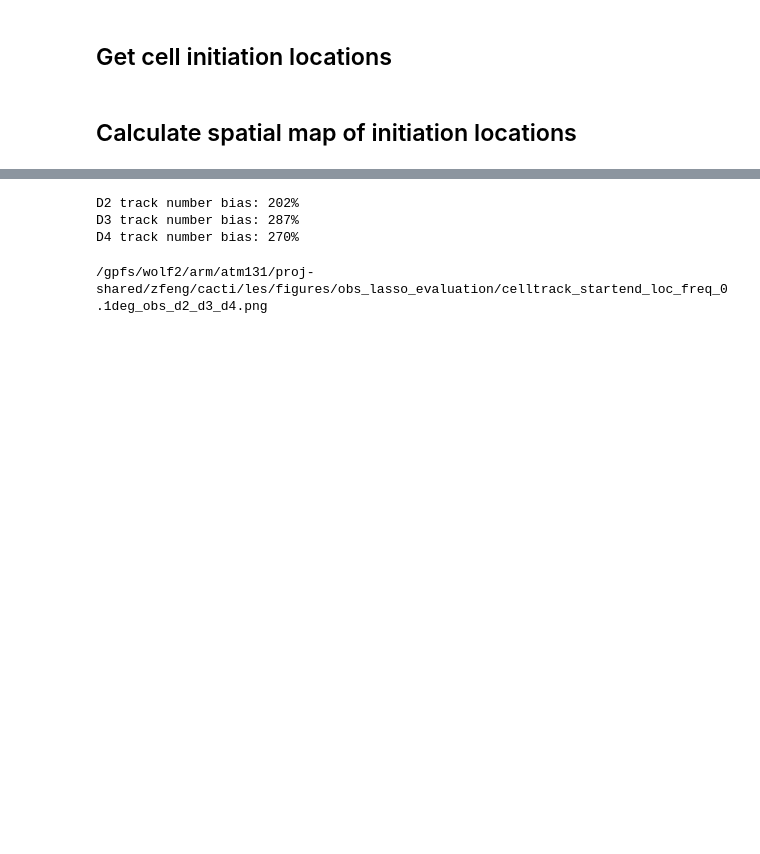
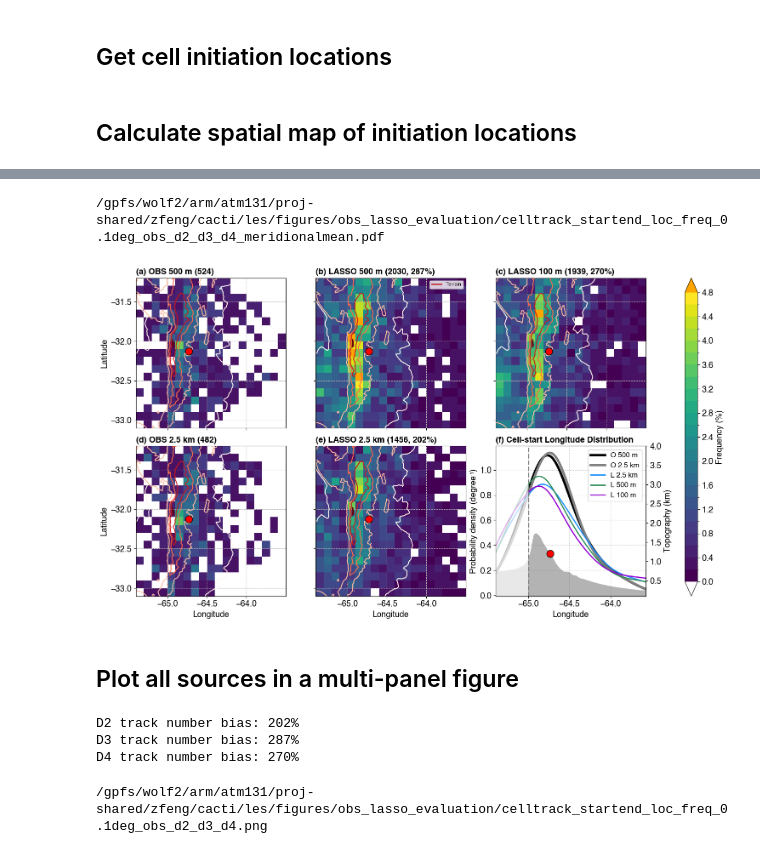
Before and after one commit to ICLASS-SFA/lasso_cellgrowth, a Jupyter notebook: notebooks/plot_celltrack_counts_map_obs_lasso.ipynb, the cells around one changed output, grey strips where cells are left out. Cells and saved outputs as stored; diff of their text form; code cells hidden in the pictures; blank space fills up the shorter version.

```diff
--- a/notebooks/plot_celltrack_counts_map_obs_lasso.ipynb
+++ b/notebooks/plot_celltrack_counts_map_obs_lasso.ipynb
@@ -1291,3 +1695,82 @@ freq2d_startloc_nonsplit_d4 = 100 * hist2d_startloc_nonsplit_d4 / ntimes_d4
+# %%
+# All-track maps with the high-resolution sources in the top row.
+# Compute biases here so this cell can run before the original plotting cells.
+tracks_bias_meridionalmean_d2 = 100 * (total_tracks_d2 - total_tracks_o25) / total_tracks_o25
+tracks_bias_meridionalmean_d3 = 100 * (total_tracks_d3 - total_tracks_o) / total_tracks_o
+tracks_bias_meridionalmean_d4 = 100 * (total_tracks_d4 - total_tracks_o) / total_tracks_o
+
+dataarr_multi_meridionalmean = [
+    freq2d_startloc_o, freq2d_startloc_d3, freq2d_startloc_d4,
+    freq2d_startloc_o25, freq2d_startloc_d2, None,
+]
+titles_multi_meridionalmean = [
+    f"(a) OBS 500 m ({total_tracks_o:.0f})",
+    f"(b) LASSO 500 m ({total_tracks_d3:.0f}, {tracks_bias_meridionalmean_d3:.0f}%)",
+    f"(c) LASSO 100 m ({total_tracks_d4:.0f}, {tracks_bias_meridionalmean_d4:.0f}%)",
+    f"(d) OBS 2.5 km ({total_tracks_o25:.0f})",
+    f"(e) LASSO 2.5 km ({total_tracks_d2:.0f}, {tracks_bias_meridionalmean_d2:.0f}%)",
+    '(f) Cell-start Longitude Distribution',
+]
+
+xticks_meridionalmean = np.arange(-65., maxlon, 0.5)
+yticks_meridionalmean = np.arange(-33, maxlat, 0.5)
+xticks_multi_meridionalmean = [None, None, None, xticks_meridionalmean, xticks_meridionalmean, xticks_meridionalmean]
+yticks_multi_meridionalmean = [yticks_meridionalmean, None, None, yticks_meridionalmean, None, None]
+xlabel_multi_meridionalmean = [None, None, None, 'Longitude', 'Longitude', 'Longitude']
+ylabel_multi_meridionalmean = ['Latitude', None, None, 'Latitude', None, None]
+show_legend_multi_meridionalmean = [False, True, False, False, False, False]
+
+# Reuse the longitude KDEs and mean topography from the preceding cells.
+meridional_densities = {
+    'obs': kde_start_lon_o,
+    'obs25': kde_start_lon_o25,
+    'd2': kde_start_lon_d2,
+    'd3': kde_start_lon_d3,
+    'd4': kde_start_lon_d4,
+}
+figname_meridionalmean = f'{figdir}celltrack_startend_loc_freq_0.1deg_obs_d2_d3_d4_meridionalmean.pdf'
+
+fig_meridionalmean = plot_multipanel_heatmaps_meridionalmean(
+    nrow=2,
+    ncol=3,
+    dataarr=dataarr_multi_meridionalmean,
+    lonarr=xbins,
+    latarr=ybins,
+    topoZ=topoZ,
+    topoLon=topoLon,
+    topoLat=topoLat,
+    levels=np.arange(0, 4.81, 0.2),
+    cmaps='viridis',
+    cmap_topo='Reds',
+    cblabels='Frequency (%)',
+    cbticks=np.arange(0, 4.81, 0.4),
+    titles=titles_multi_meridionalmean,
+    figname=figname_meridionalmean,
+    xlabel_list=xlabel_multi_meridionalmean,
+    ylabel_list=ylabel_multi_meridionalmean,
+    xticks_list=xticks_multi_meridionalmean,
+    yticks_list=yticks_multi_meridionalmean,
+    show_legend_list=show_legend_multi_meridionalmean,
+    oob_colors={'under': 'white', 'over': 'orange'},
+    figsize=[15, 10],
+    fontsize=14,
+    hspace=0.01,
+    wspace=0.15,
+    hspace_sub=0.12,
+    wspace_sub=0.2,
+    meridional_lon=lonbins_kde,
+    meridional_densities=meridional_densities,
+    terrain_profile=topoZ_MeridionalMean,
+    radar_altitude=topoZ_MeridionalMean_at_radar,
+    terrain_ylim=(0.1, 4),
+)
+
+print(figname_meridionalmean)
+# %% [output]
+/gpfs/wolf2/arm/atm131/proj-shared/zfeng/cacti/les/figures/obs_lasso_evaluation/celltrack_startend_loc_freq_0.1deg_obs_d2_d3_d4_meridionalmean.pdf
+[figure, added]
+# %% [markdown]
+## Plot all sources in a multi-panel figure
 # %%
 def plot_multipanel_heatmaps(nrow, ncol, dataarr, lonarr, latarr, topoZ, topoLon, topoLat,
                              levels, cmaps, cmap_topo, cblabels, cbticks, titles, figname,
```
Also changed, not shown: parts of 19 cells of this notebook.
